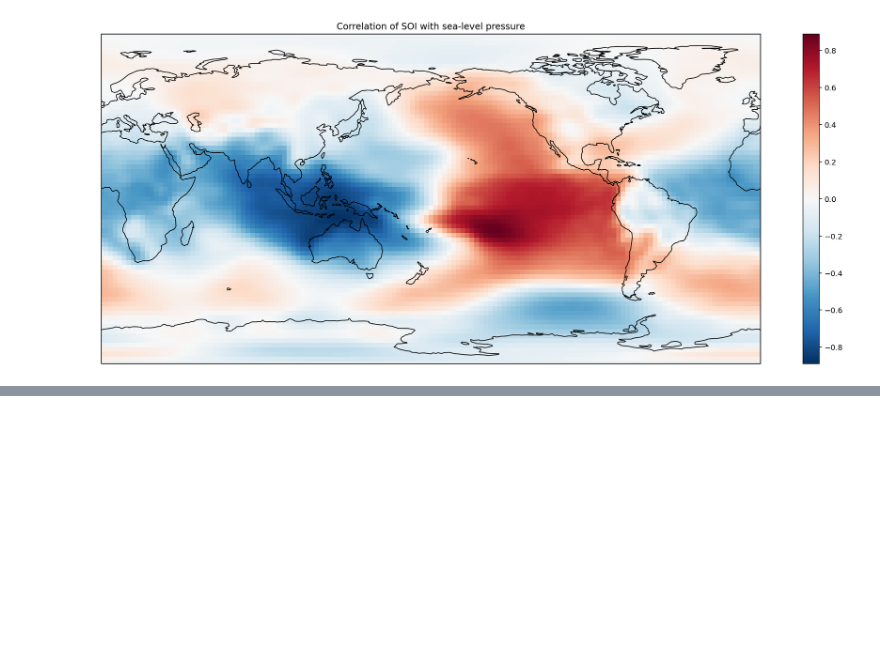
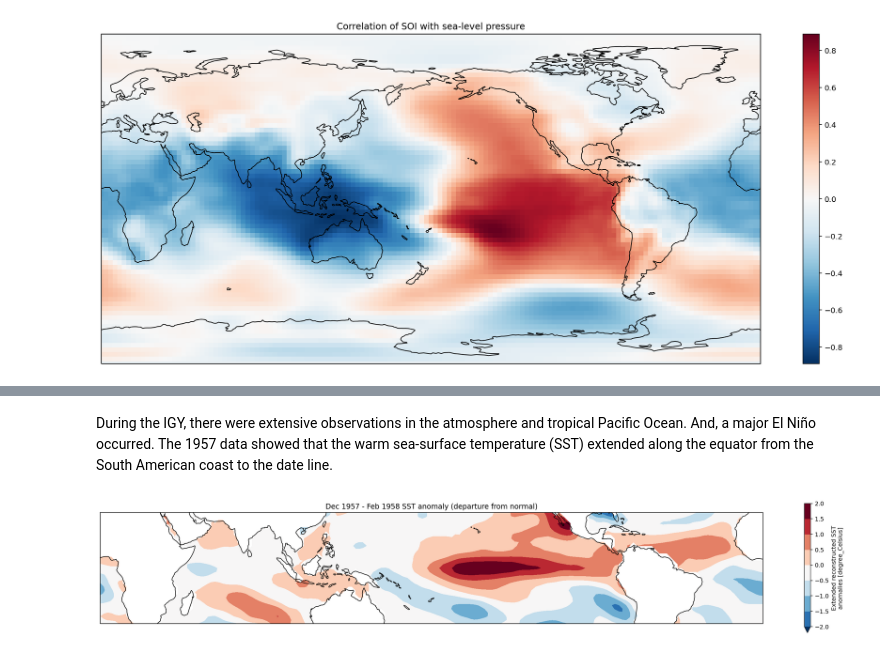
Before and after one commit to mktippett/ENSO-math, a Jupyter notebook: Lecture-01.ipynb, the cells around one changed output, grey strips where cells are left out. Cells and saved outputs as stored; diff of their text form; code cells hidden in the pictures; blank space fills up the shorter version.

```diff
--- a/Lecture-01.ipynb
+++ b/Lecture-01.ipynb
@@ -256,0 +312,15 @@ plt.title('Correlation of SOI with sea-level pressure');
+# %% [markdown]
+During the IGY, there were extensive observations in the atmosphere and tropical Pacific Ocean. And, a major El Niño occurred. The 1957 data showed that the warm sea-surface temperature (SST) extended along the equator from the South American coast to the date line.
+# %%
+IGY_sst_url = 'https://iridl.ldeo.columbia.edu/SOURCES/.NOAA/.NCDC/.ERSST/.version5/.anom/T/3/runningAverage/T/%28Dec-Feb%201957%29/VALUE/zlev/removeGRID/Y/-30/30/RANGE/' + t_fix + 'dods'
+IGY_sst_ds = xr.open_dataset(IGY_sst_url)
+
+proj = ccrs.PlateCarree(central_longitude=180)
+fig = plt.figure(figsize=(25,4))
+ax  = plt.subplot(projection=proj)
+
+IGY_sst_ds.anom.isel(T=0).plot.contourf(transform=ccrs.PlateCarree(),vmin=-2, levels=9)
+ax.coastlines();
+plt.title('Dec 1957 - Feb 1958 SST anomaly (departure from normal)');
+# %% [output]
+[figure, added]
```
Also changed, not shown: parts of 49 cells of this notebook.
